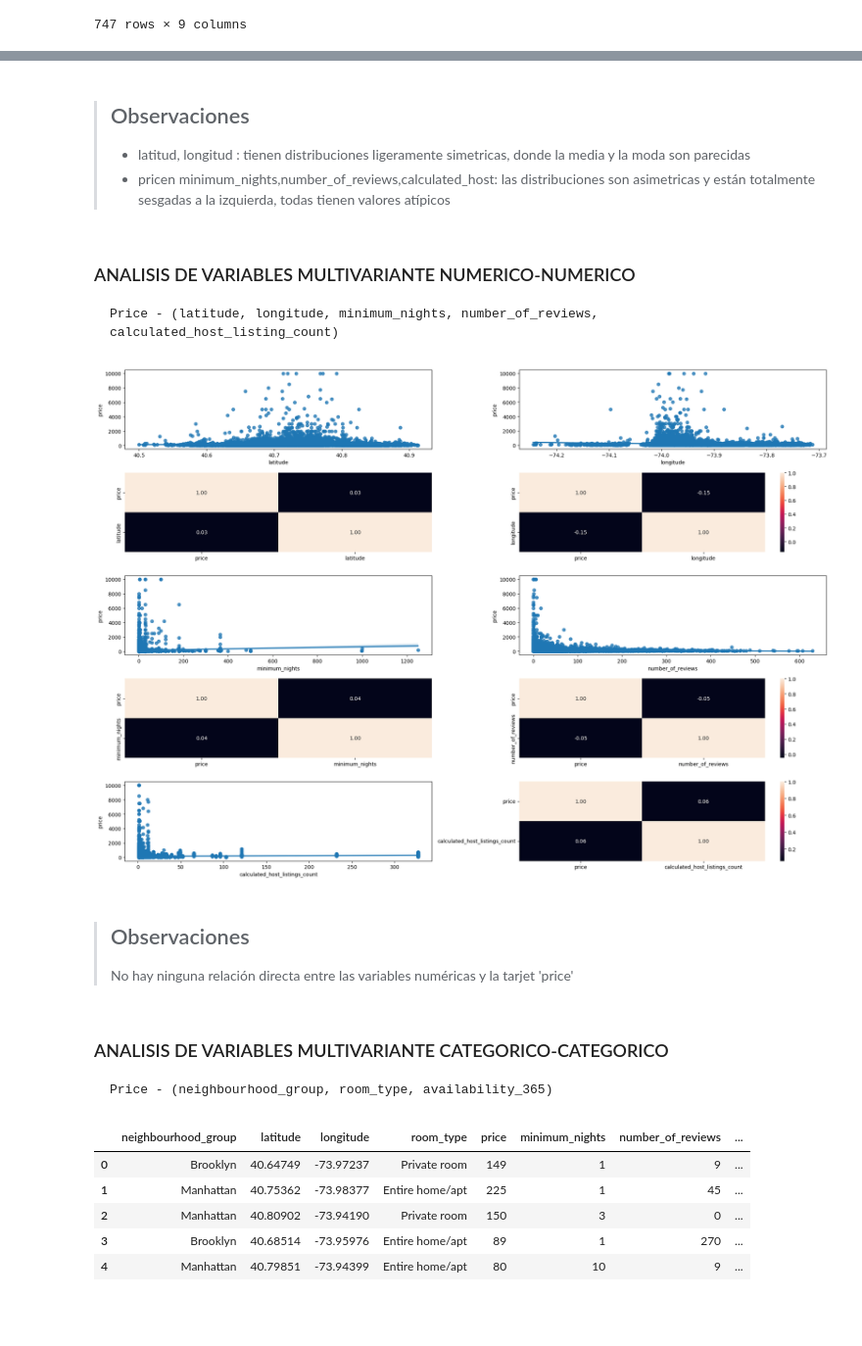
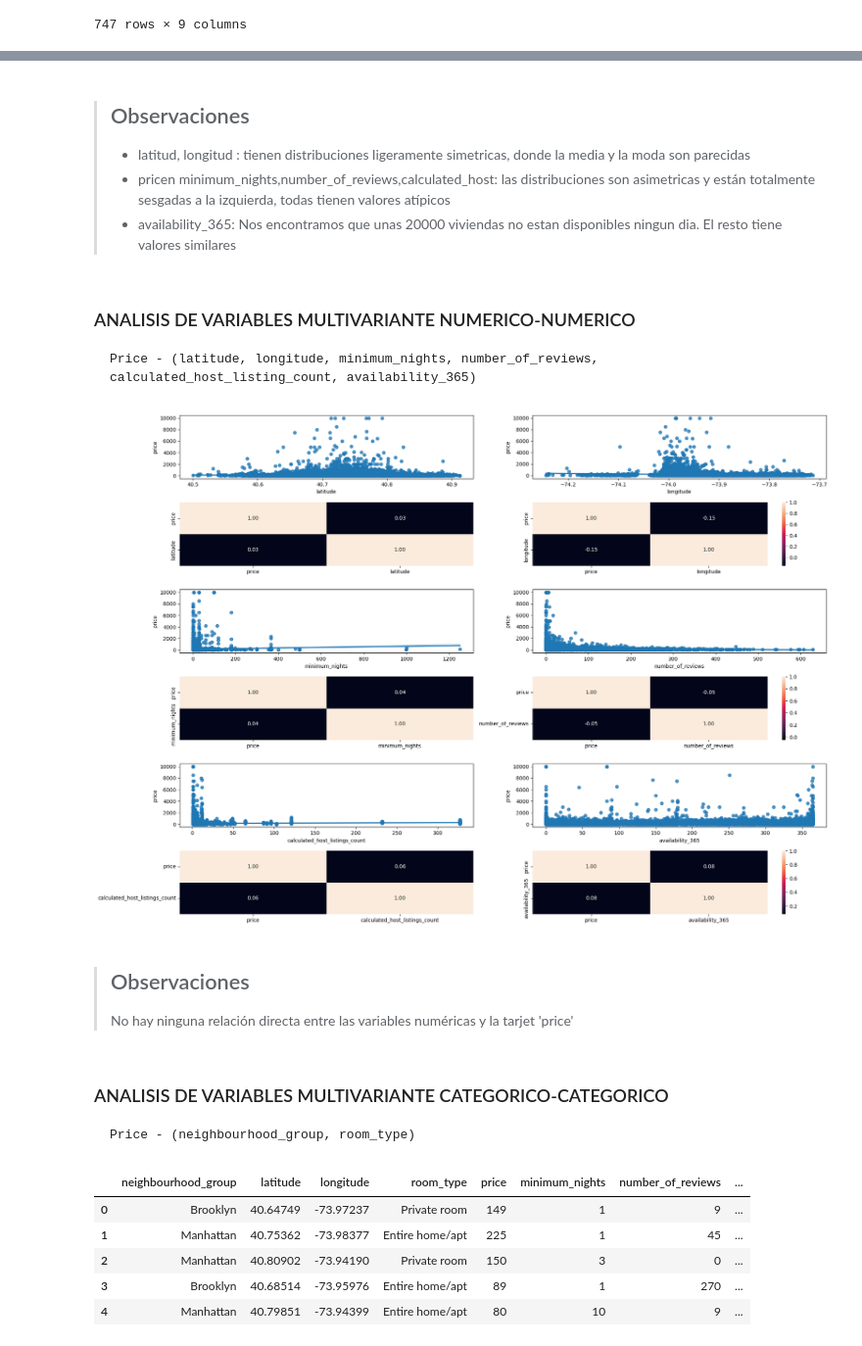
Before and after one commit to 4GeeksAcademy/pabloaznar-intro-ml, a Jupyter notebook: src/eda-airbnd-ny.ipynb, the cells around one changed output, grey strips where cells are left out. Shown at 98% size. Saved outputs shown, nothing was run; the diff lists cells and outputs as text; code cells hidden in the pictures; blank space fills up the shorter version.

```diff
--- a/src/eda-airbnd-ny.ipynb
+++ b/src/eda-airbnd-ny.ipynb
@@ -195,34 +205,37 @@ plt.tight_layout()
 > ## Observaciones
 > - latitud, longitud : tienen distribuciones ligeramente simetricas, donde la media y la moda son parecidas
 > - pricen minimum_nights,number_of_reviews,calculated_host: las distribuciones son asimetricas y están totalmente sesgadas a la izquierda, todas tienen valores atípicos
+> - availability_365: Nos encontramos que unas 20000 viviendas no estan disponibles ningun dia. El resto tiene valores similares
 # %% [markdown]
 ### ANALISIS DE VARIABLES MULTIVARIANTE NUMERICO-NUMERICO
-    Price - (latitude, longitude, minimum_nights, number_of_reviews, calculated_host_listing_count)
+    Price - (latitude, longitude, minimum_nights, number_of_reviews, calculated_host_listing_count, availability_365)
 # %%
-fig, axis = plt.subplots(5, 2, figsize=(20, 14))
+fig, axis = plt.subplots(6, 2, figsize=(20, 14))
 
 sns.regplot(ax=axis[0,0], data=df, x='latitude', y='price')
 sns.heatmap(df[['price', 'latitude']].corr(), annot=True, fmt='.2f', ax=axis[1,0], cbar=False)
 sns.regplot(ax=axis[0,1], data=df, x='longitude', y='price')
 sns.heatmap(df[['price', 'longitude']].corr(), annot=True, fmt='.2f', ax=axis[1,1])
 sns.regplot(ax=axis[2,0], data=df, x='minimum_nights', y='price')
 sns.heatmap(df[['price', 'minimum_nights']].corr(), annot=True, fmt='.2f', ax=axis[3,0], cbar=False)
 sns.regplot(ax=axis[2,1], data=df, x='number_of_reviews', y='price')
 sns.heatmap(df[['price', 'number_of_reviews']].corr(), annot=True, fmt='.2f', ax=axis[3,1])
 sns.regplot(ax=axis[4,0], data=df, x='calculated_host_listings_count', y='price')
-sns.heatmap(df[['price', 'calculated_host_listings_count']].corr(), annot=True, fmt='.2f', ax=axis[4,1])
+sns.heatmap(df[['price', 'calculated_host_listings_count']].corr(), annot=True, fmt='.2f', ax=axis[5,0], cbar=False)
+sns.regplot(ax=axis[4,1], data=df, x='availability_365', y='price')
+sns.heatmap(df[['price', 'availability_365']].corr(), annot=True, fmt='.2f', ax=axis[5,1])
 
 
 plt.tight_layout()
 # %% [output]
-[figure, old version]
+[figure, new version]
 # %% [markdown]
 > ## Observaciones
 >
 > No hay ninguna relación directa entre las variables numéricas y la tarjet 'price'
 # %% [markdown]
 ### ANALISIS DE VARIABLES MULTIVARIANTE CATEGORICO-CATEGORICO
-    Price - (neighbourhood_group, room_type, availability_365)
+    Price - (neighbourhood_group, room_type)
 # %%
 df.head()
 # %% [output]
```
Also changed, not shown: parts of 33 cells of this notebook.
